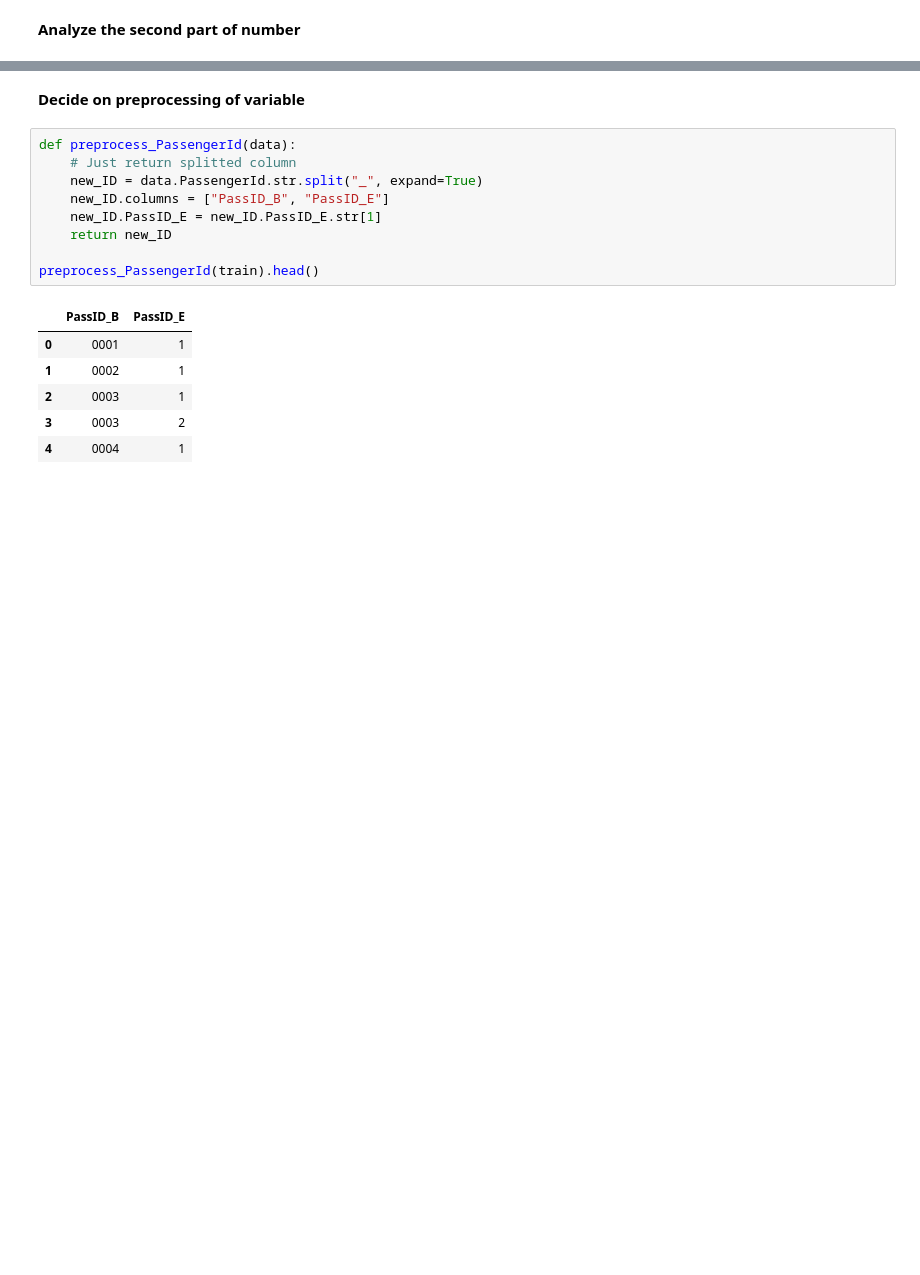
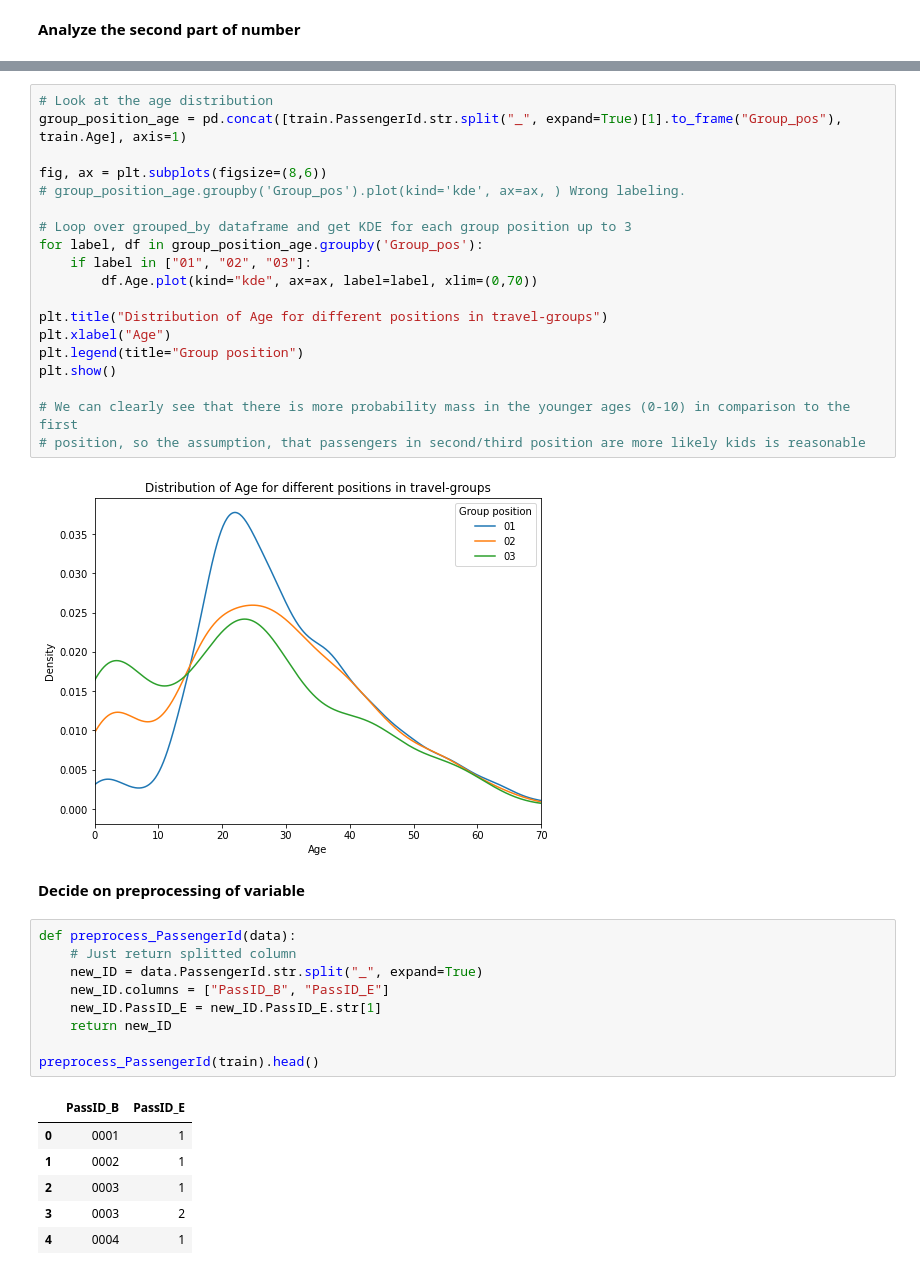
Before and after one commit to PatrickSVM/Spaceship-Titanic-Kaggle-Challenge, a Jupyter notebook: Spaceship_Titanic.ipynb, the cells around one changed output, grey strips where cells are left out. Cells and saved outputs as stored; diff of their text form; blank space fills up the shorter version.

```diff
--- a/Spaceship_Titanic.ipynb
+++ b/Spaceship_Titanic.ipynb
@@ -363,6 +380,27 @@ end_num_trans.plot(kind="bar", xlabel="Ending number PassengerId")
 # %% [output]
 <AxesSubplot:xlabel='Ending number PassengerId'>
 [figure]
+# %%
+# Look at the age distribution
+group_position_age = pd.concat([train.PassengerId.str.split("_", expand=True)[1].to_frame("Group_pos"), train.Age], axis=1)
+
+fig, ax = plt.subplots(figsize=(8,6))
+# group_position_age.groupby('Group_pos').plot(kind='kde', ax=ax, ) Wrong labeling.
+
+# Loop over grouped_by dataframe and get KDE for each group position up to 3
+for label, df in group_position_age.groupby('Group_pos'):
+    if label in ["01", "02", "03"]:
+        df.Age.plot(kind="kde", ax=ax, label=label, xlim=(0,70))
+
+plt.title("Distribution of Age for different positions in travel-groups")
+plt.xlabel("Age")
+plt.legend(title="Group position")
+plt.show()
+
+# We can clearly see that there is more probability mass in the younger ages (0-10) in comparison to the first
+# position, so the assumption, that passengers in second/third position are more likely kids is reasonable
+# %% [output]
+[figure, added]
 # %% [markdown]
 **Decide on preprocessing of variable**
 # %%
```
Also changed, not shown: parts of 6 cells of this notebook.
